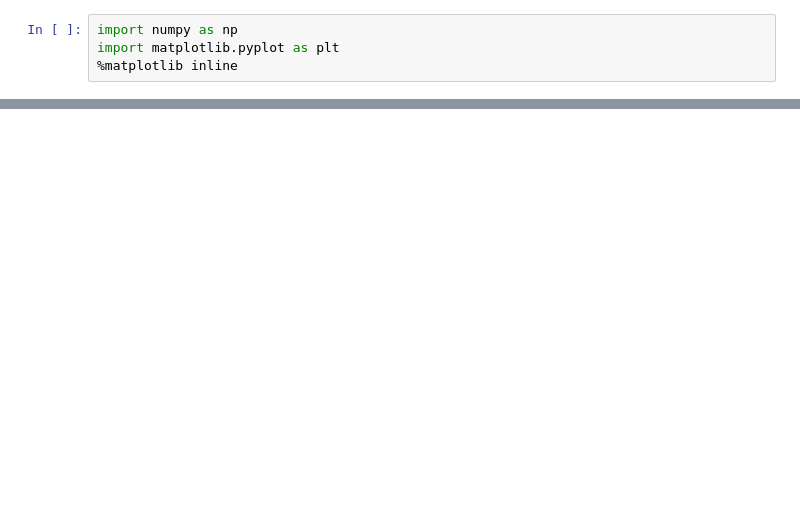
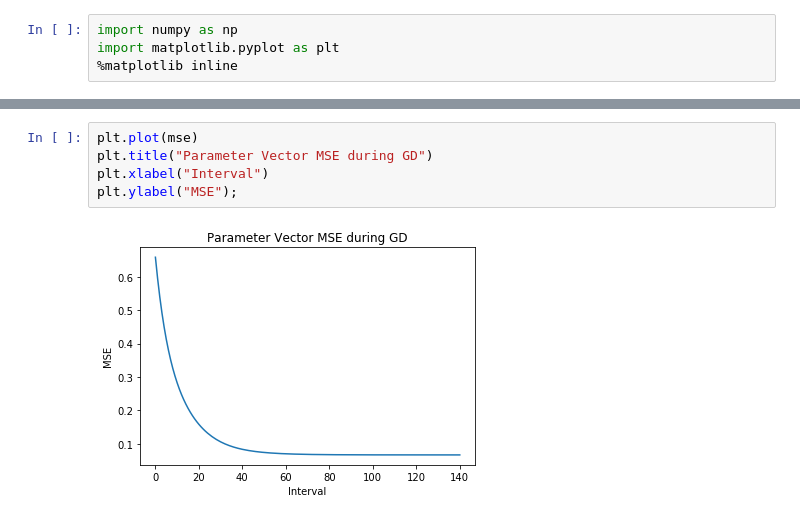
Before and after one commit to lucbouchard1/ece565-project, a Jupyter notebook: code/project.ipynb, the cells around one changed output, grey strips where cells are left out. Saved outputs shown, nothing was run; the diff lists cells and outputs as text; blank space fills up the shorter version.

```diff
--- a/code/project.ipynb
+++ b/code/project.ipynb
@@ -51 +78,8 @@ def do_gd(X, y, true_w, lr=0.001, max_iter=1000):
+# %%
+plt.plot(mse)
+plt.title("Parameter Vector MSE during GD")
+plt.xlabel("Interval")
+plt.ylabel("MSE");
+# %% [output]
+[figure, added]
 # %%
```
Also changed, not shown: parts of 16 cells of this notebook.
